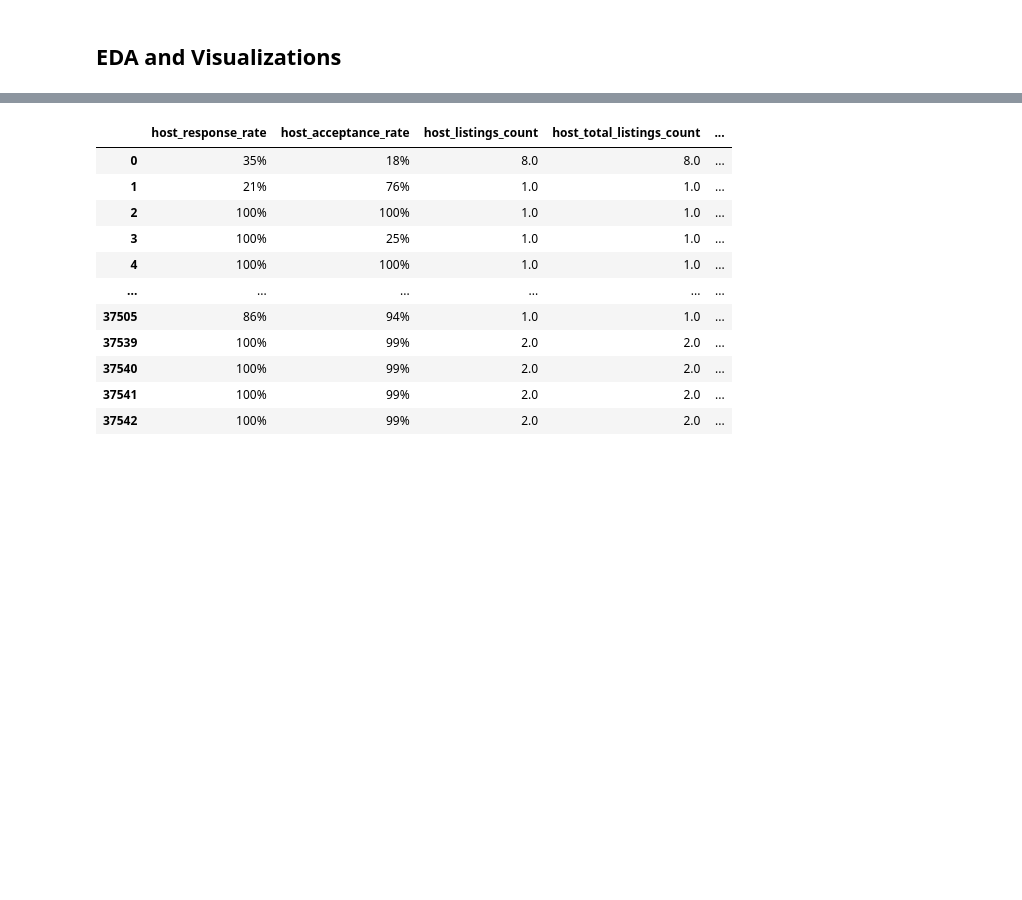
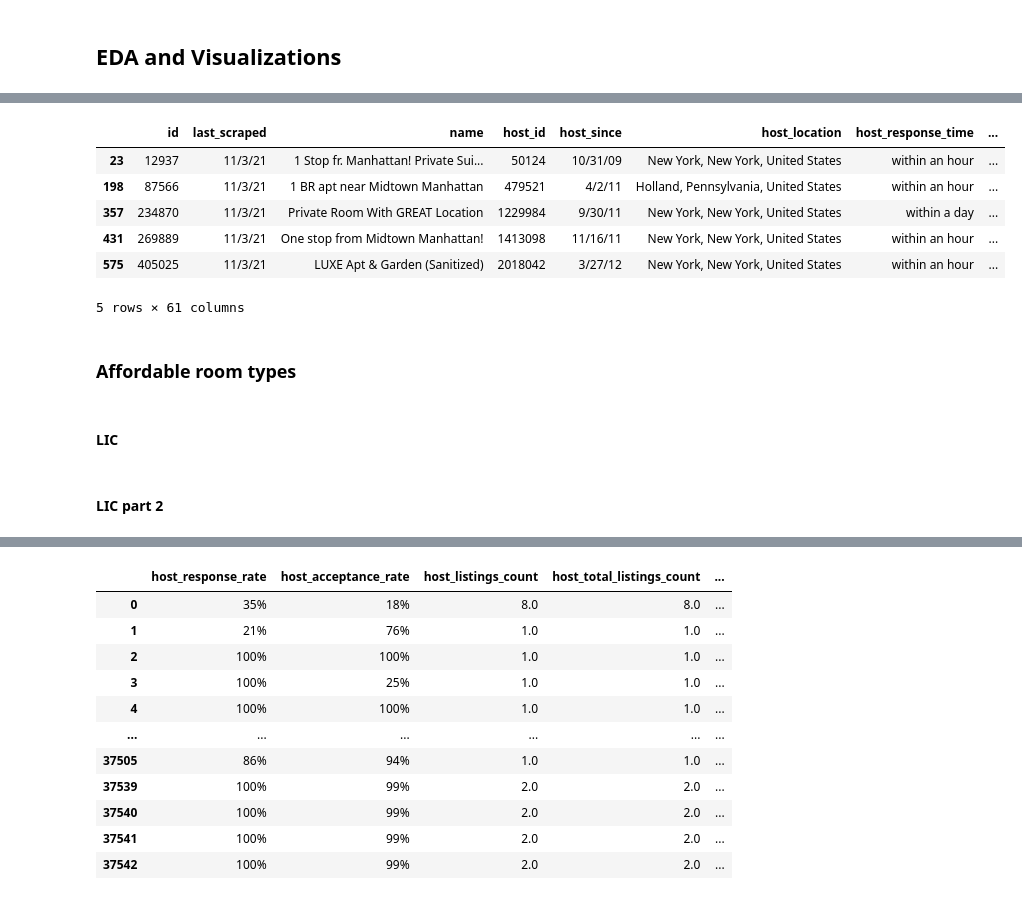
Before and after one commit to Lupercio421/STAT-724, a Jupyter notebook: Final_Project/data_cleaning.ipynb, the cells around one changed output, grey strips where cells are left out. Saved outputs shown, nothing was run; the diff lists cells and outputs as text; code cells hidden in the pictures; blank space fills up the shorter version.

```diff
--- a/Final_Project/data_cleaning.ipynb
+++ b/Final_Project/data_cleaning.ipynb
@@ -72,0 +100,16 @@ room_graph.show()
+# %%
+abnb_LIC = abnb_queens_df[abnb_queens_df.neighbourhood_cleansed == "Long Island City"]
+abnb_LIC_affordable = abnb_LIC[abnb_LIC.price < '70']
+abnb_LIC_affordable.head()
+# %% [output]
+|  | id | last_scraped | name | host_id | host_since | host_location | host_response_time | ... |
+| 23 | 12937 | 11/3/21 | 1 Stop fr. Manhattan! Private Sui... | 50124 | 10/31/09 | New York, New York, United States | within an hour | ... |
+| 198 | 87566 | 11/3/21 | 1 BR apt near Midtown Manhattan | 479521 | 4/2/11 | Holland, Pennsylvania, United States | within an hour | ... |
+| 357 | 234870 | 11/3/21 | Private Room With GREAT Location | 1229984 | 9/30/11 | New York, New York, United States | within a day | ... |
+| 431 | 269889 | 11/3/21 | One stop from Midtown Manhattan! | 1413098 | 11/16/11 | New York, New York, United States | within an hour | ... |
+| 575 | 405025 | 11/3/21 | LUXE Apt & Garden (Sanitized) | 2018042 | 3/27/12 | New York, New York, United States | within an hour | ... |
+5 rows × 61 columns
+# %% [markdown]
+### Affordable room types
+# %% [markdown]
+#### LIC
@@ -72,0 +123,2 @@ room_graph.show()
+# %% [markdown]
+#### LIC part 2
```
Also changed, not shown: parts of 27 cells of this notebook, 2 other files.
